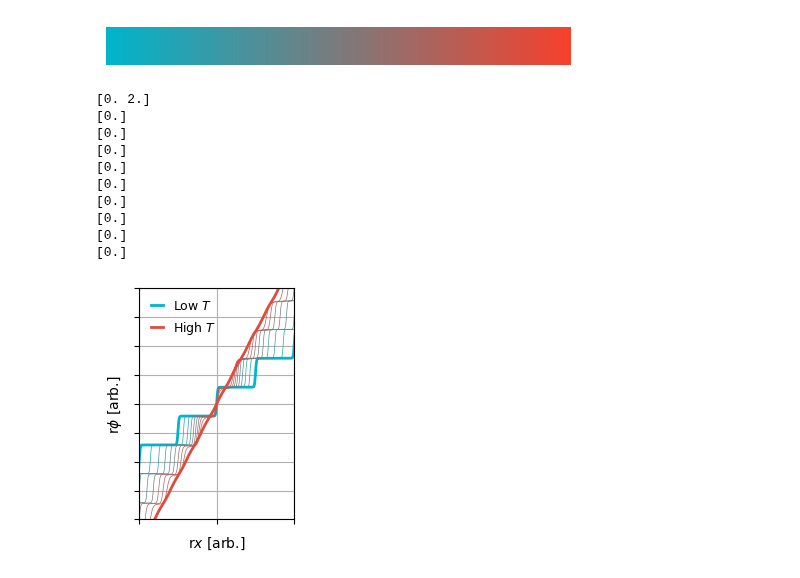
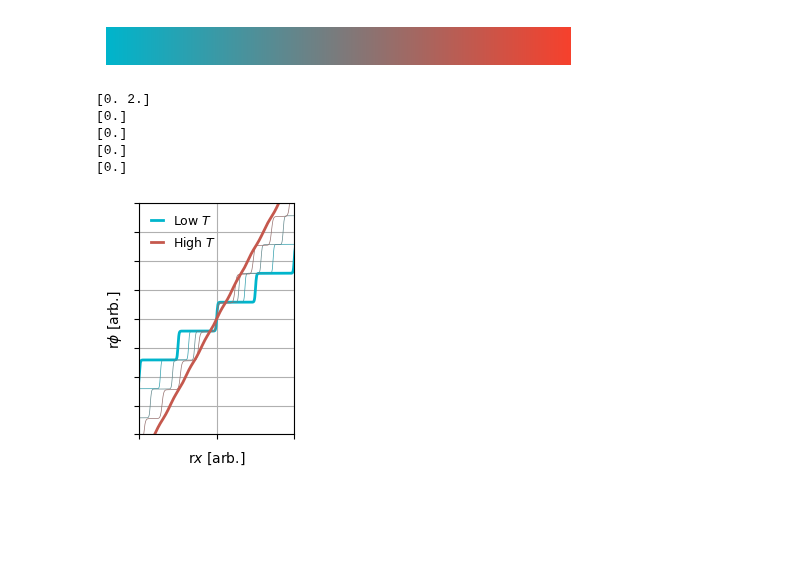
Before and after one commit to Potdooshami/2H_TaSe2_Tc_STM, a Jupyter notebook: C06_schematic_generator_fig4.ipynb, the cells around one changed output. Saved outputs shown, nothing was run; the diff lists cells and outputs as text; code cells hidden in the pictures; blank space fills up the shorter version.

```diff
--- a/C06_schematic_generator_fig4.ipynb
+++ b/C06_schematic_generator_fig4.ipynb
@@ -337,7 +337,7 @@ dw_density_end = 5
 dw_smoothness_start = 40
 dw_smoothness_end = 2
 
-num_schematics = 10
+num_schematics = 5
 dw_density = np.linspace(dw_density_start,dw_density_end,num_schematics)
 dw_smoothness = np.linspace(dw_smoothness_start,dw_smoothness_end,num_schematics)
 
@@ -351,36 +351,31 @@ plt.grid(True)
 ax  = plt.gca()
 for i in range(num_schematics):
     # x,phi,dlt,sth = arr_phis(dw_density[i],dw_smoothness[i],0)
     x,phi,dlt,sth = arr_phis(dw_density[i],dw_smoothness[i],0)
     phi = (phi - phi[::-1]) / 2
     lw = 2 if i == 0 or i == num_schematics - 1 else .5
     label = 'Low $T$' if i == 0 else 'High $T$' if i == num_schematics - 1 else None
     phi,dlt = generate_smooth_staircase_pulse(x_domain, density=dw_density[i], sharpness=dw_smoothness[i])
     plt.plot(x_domain, phi, c=cmap(i/num_schematics), lw=lw, label=label)
 
 plt.ylabel("r$\phi$ [arb.]")
 plt.xlabel("r$x$ [arb.]")
 
 
 ax.legend(fontsize=9, frameon=False, loc='upper left', handlelength=1)
 plt.xlim(-1,1)
 plt.ylim([-4,4])
 
 # ax.set_xticks([])
 # ax.set_yticks([])
 ax.set_xticklabels([])
 ax.set_yticklabels([])
 plt.grid(True)
 plt.grid(True)
 # %% [output]
 [0. 2.]
 [0.]
 [0.]
 [0.]
 [0.]
-[0.]
-[0.]
-[0.]
-[0.]
-[0.]
-[figure, old version]
+[figure, new version]
```
Also changed, not shown: parts of 1 cell of this notebook, 1 other file.
